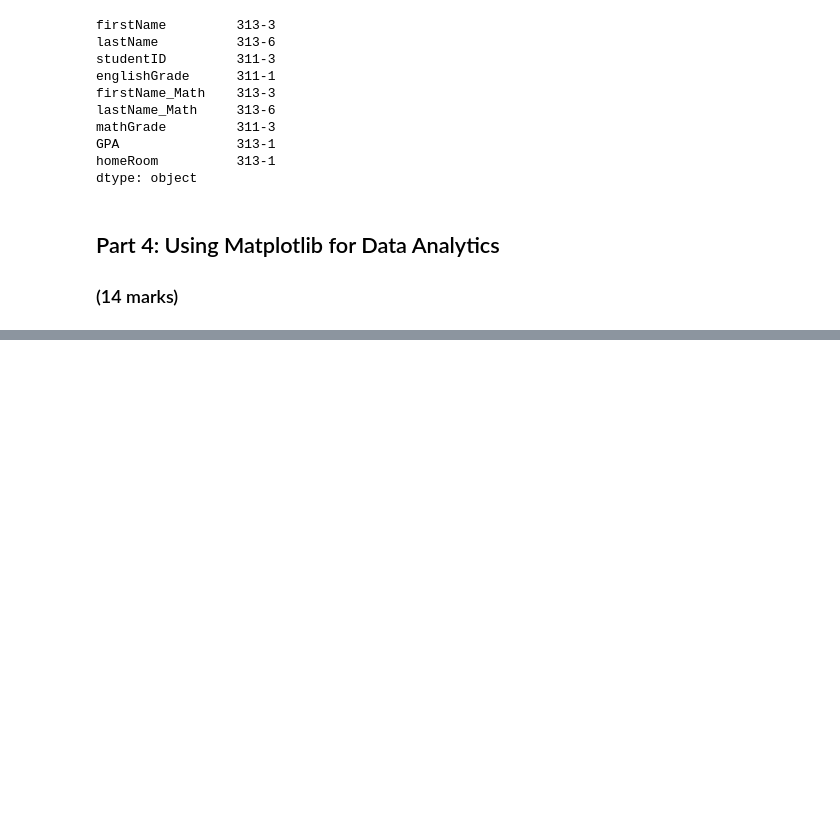
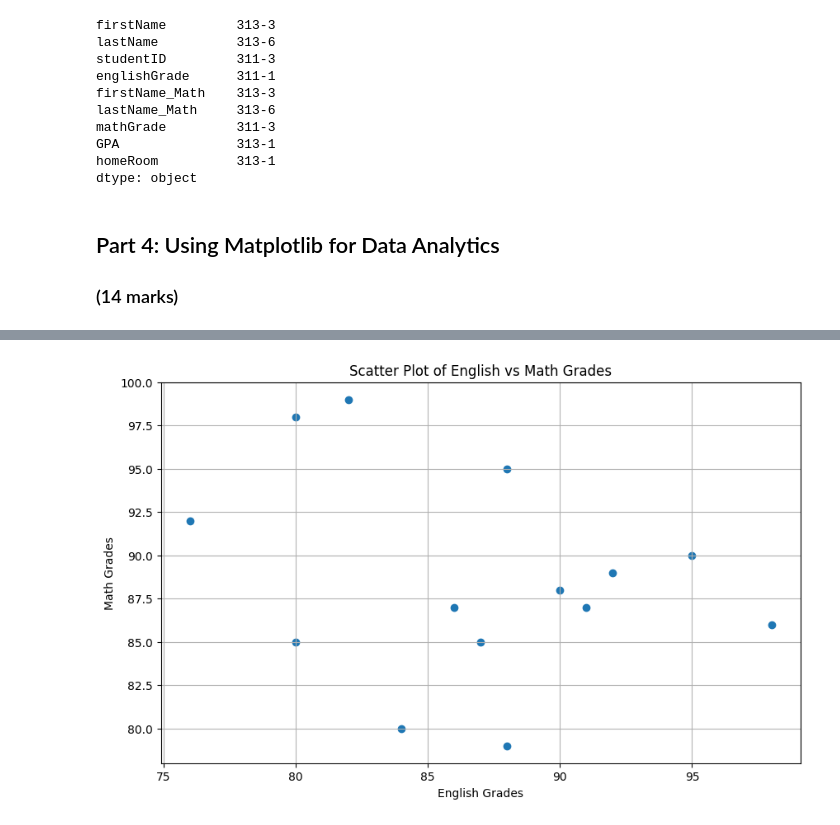
Before and after one commit to dhruvvyas0725/engg680_2024_fall, a Jupyter notebook: lab assignment 1/studentgrademanagementsystem.ipynb, the cells around one changed output, grey strips where cells are left out. Saved outputs shown, nothing was run; the diff lists cells and outputs as text; code cells hidden in the pictures; blank space fills up the shorter version.

```diff
--- a/lab assignment 1/studentgrademanagementsystem.ipynb
+++ b/lab assignment 1/studentgrademanagementsystem.ipynb
@@ -439,22 +446,28 @@ plt.show()
 # %%
 # Let's also use matplotlib to display a scatter plot of English vs. Math grades
 # Scatter plots are useful for seeing the relationship between two variables
+english_grades=df_studentGrades['englishGrade']
+math_grades=df_studentGrades['mathGrade']
 plt.figure(figsize=(10, 6))
 
 # Step 1: Use .scatter(x_data, y_data) to create a scatter plot using the English grades on the x-axis, and Math grades on the y-axis
 # (2 mark)
-#
+plt.scatter(english_grades,math_grades)
 
 # Step 1: Properly label the x and y axes as well as the title of your plot.
 # (3 marks)
-#
+plt.xlabel('English Grades')
+plt.ylabel('Math Grades')
+plt.title('Scatter Plot of English vs Math Grades')
 plt.grid(True)
 
 # Step 2: Output an image file for the scatter plot with a descriptive file name
 # (1 mark)
-#
+plt.savefig("Scatter_plot_english_vs_math_grades.png")
 
 plt.show()
+# %% [output]
+[figure, added]
 # %%
 # From the scatter plot, is there a relationship between the Math and English grades?
 # (1 mark)
```
Also changed, not shown: parts of 4 cells of this notebook, 1 other file.
